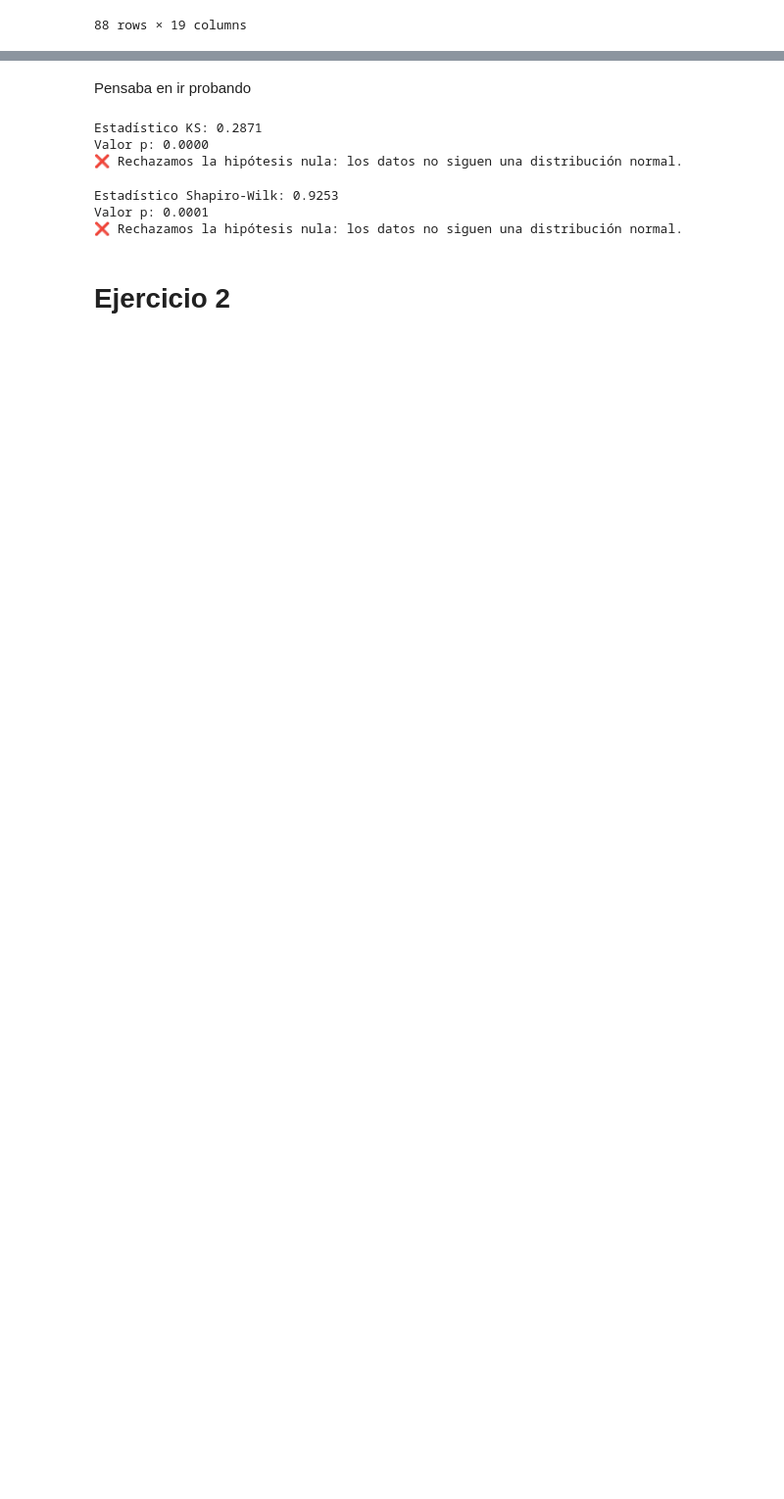
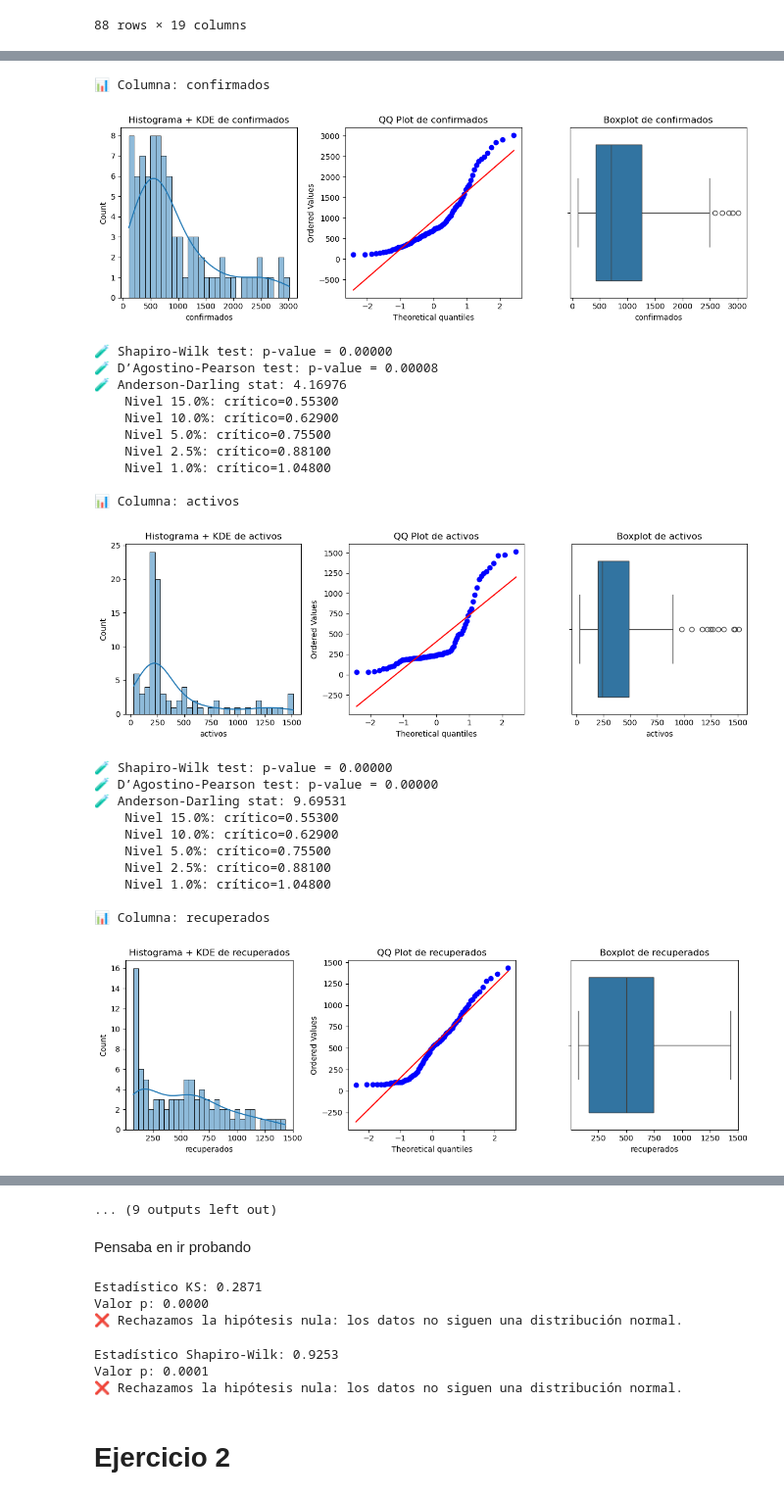
Before and after one commit to paezagustin/ML_2025, a Jupyter notebook: Ejercicios_clase_2.ipynb, the cells around one changed output, grey strips where cells are left out. Shown at 98% size. Cells and saved outputs as stored; diff of their text form; code cells hidden in the pictures; blank space fills up the shorter version.

```diff
--- a/Ejercicios_clase_2.ipynb
+++ b/Ejercicios_clase_2.ipynb
@@ -79,0 +125,72 @@ fig.show()
+# %%
+for col in df_casos.columns:
+    if col in ['fecha','observaciones']:
+        continue
+    print(f"\n📊 Columna: {col}")
+    serie = df_casos[col].dropna()  # Eliminar NaNs por si hay
+
+    # Histogram + KDE
+    plt.figure(figsize=(12, 4))
+
+    plt.subplot(1, 3, 1)
+    sns.histplot(serie, kde=True, bins=30)
+    plt.title(f"Histograma + KDE de {col}")
+    plt.xlabel(col)
+
+    # QQ Plot
+    plt.subplot(1, 3, 2)
+    probplot(serie, dist="norm", plot=plt)
+    plt.title(f"QQ Plot de {col}")
+
+    # Boxplot para ver outliers
+    plt.subplot(1, 3, 3)
+    sns.boxplot(x=serie)
+    plt.title(f"Boxplot de {col}")
+
+    plt.tight_layout()
+    plt.show()
+
+    # Test de Shapiro-Wilk
+    if len(serie) >= 3 and len(serie) <= 5000:
+        stat, p = shapiro(serie)
+        print(f"🧪 Shapiro-Wilk test: p-value = {p:.5f}")
+    else:
+        print("ℹ️ Shapiro-Wilk no aplicable (requiere entre 3 y 5000 muestras)")
+
+    # Test de D'Agostino y Pearson (más robusto)
+    try:
+        stat, p = normaltest(serie)
+        print(f"🧪 D’Agostino-Pearson test: p-value = {p:.5f}")
+    except:
+        print("⚠️ Error en D’Agostino-Pearson (puede requerir > 20 datos)")
+
+    # Anderson-Darling test (devuelve estadístico y umbrales)
+    result = anderson(serie)
+    print(f"🧪 Anderson-Darling stat: {result.statistic:.5f}")
+    for i in range(len(result.critical_values)):
+        print(f"    Nivel {result.significance_level[i]}%: crítico={result.critical_values[i]:.5f}")
+# %% [output]
+📊 Columna: confirmados
+[figure, added]
+🧪 Shapiro-Wilk test: p-value = 0.00000
+🧪 D’Agostino-Pearson test: p-value = 0.00008
+🧪 Anderson-Darling stat: 4.16976
+    Nivel 15.0%: crítico=0.55300
+    Nivel 10.0%: crítico=0.62900
+    Nivel 5.0%: crítico=0.75500
+    Nivel 2.5%: crítico=0.88100
+    Nivel 1.0%: crítico=1.04800
+
+📊 Columna: activos
+[figure, added]
+🧪 Shapiro-Wilk test: p-value = 0.00000
+🧪 D’Agostino-Pearson test: p-value = 0.00000
+🧪 Anderson-Darling stat: 9.69531
+    Nivel 15.0%: crítico=0.55300
+    Nivel 10.0%: crítico=0.62900
+    Nivel 5.0%: crítico=0.75500
+    Nivel 2.5%: crítico=0.88100
+    Nivel 1.0%: crítico=1.04800
+
+📊 Columna: recuperados
+[figure, added]
@@ -80,3 +230,4 @@ fig.show()
+... (9 outputs left out)
 # %% [markdown]
 Pensaba en ir probando
 # %%
```
Also changed, not shown: parts of 15 cells of this notebook.
